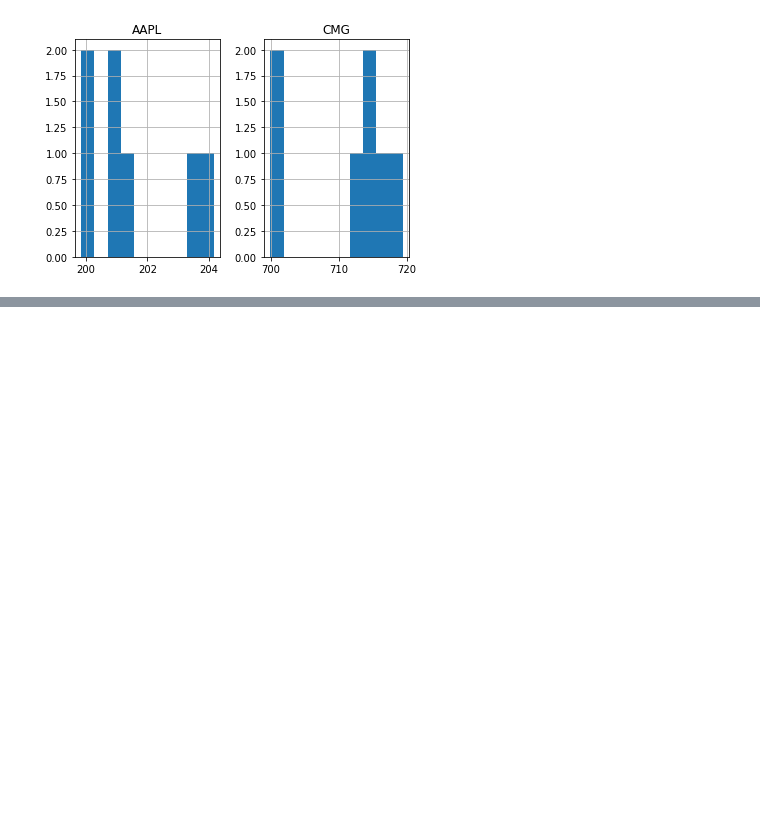
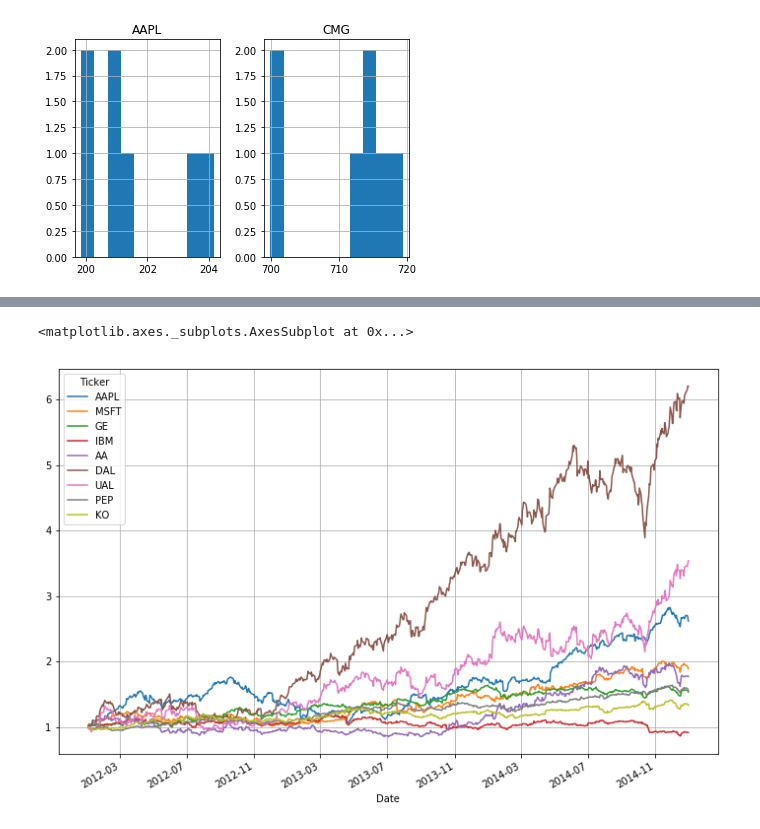
Before and after one commit to scienclick/stockmaster, a Jupyter notebook: stockmaster.ipynb, the cells around one changed output, grey strips where cells are left out. Saved outputs shown, nothing was run; the diff lists cells and outputs as text; code cells hidden in the pictures; blank space fills up the shorter version.

```diff
--- a/stockmaster.ipynb
+++ b/stockmaster.ipynb
@@ -126,0 +195,5 @@ array([[<matplotlib.axes._subplots.AxesSubplot object at 0x...>,
+# %%
+(all_data.unstack(0)['Adj Close'].pct_change()+1).cumprod().plot(figsize=(12, 8), grid=True)
+# %% [output]
+<matplotlib.axes._subplots.AxesSubplot at 0x...>
+[figure, added]
```
Also changed, not shown: parts of 25 cells of this notebook.
